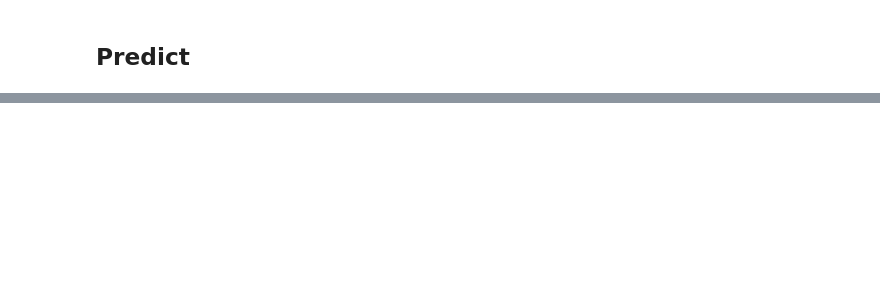
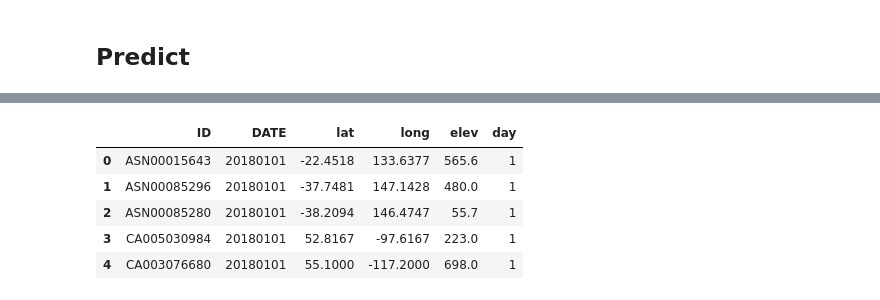
Before and after one commit to FroeMic/SIM_DMA18_Lab05_Kaggle, a Jupyter notebook: src/engineering_LSTM_max.ipynb, the cells around one changed output, grey strips where cells are left out. Saved outputs shown, nothing was run; the diff lists cells and outputs as text; code cells hidden in the pictures; blank space fills up the shorter version.

```diff
--- a/src/engineering_LSTM_max.ipynb
+++ b/src/engineering_LSTM_max.ipynb
@@ -266,0 +284,9 @@ generate_predictions_from_simple_random_forest_model()
+# %%
+prepare_submission_file(load_submission_file()).head()
+# %% [output]
+|  | ID | DATE | lat | long | elev | day |
+| 0 | ASN00015643 | 20180101 | -22.4518 | 133.6377 | 565.6 | 1 |
+| 1 | ASN00085296 | 20180101 | -37.7481 | 147.1428 | 480.0 | 1 |
+| 2 | ASN00085280 | 20180101 | -38.2094 | 146.4747 | 55.7 | 1 |
+| 3 | CA005030984 | 20180101 | 52.8167 | -97.6167 | 223.0 | 1 |
+| 4 | CA003076680 | 20180101 | 55.1000 | -117.2000 | 698.0 | 1 |
```
Also changed, not shown: parts of 8 cells of this notebook, 4 other files.
